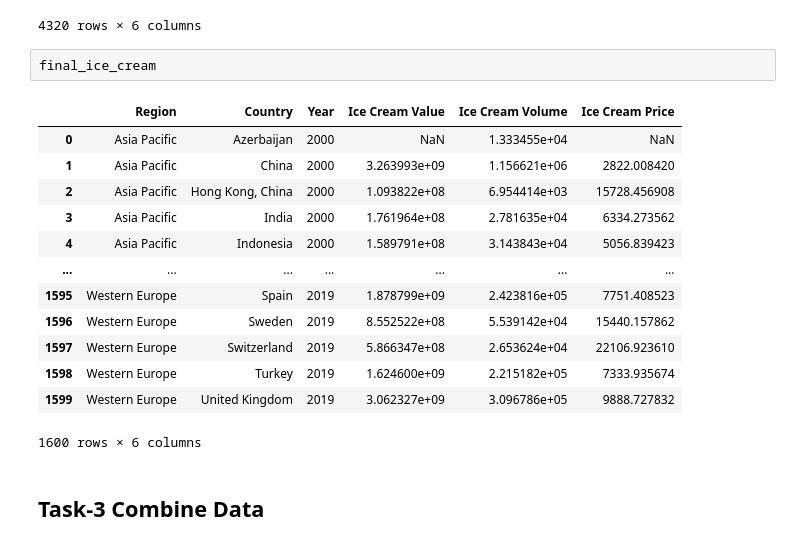
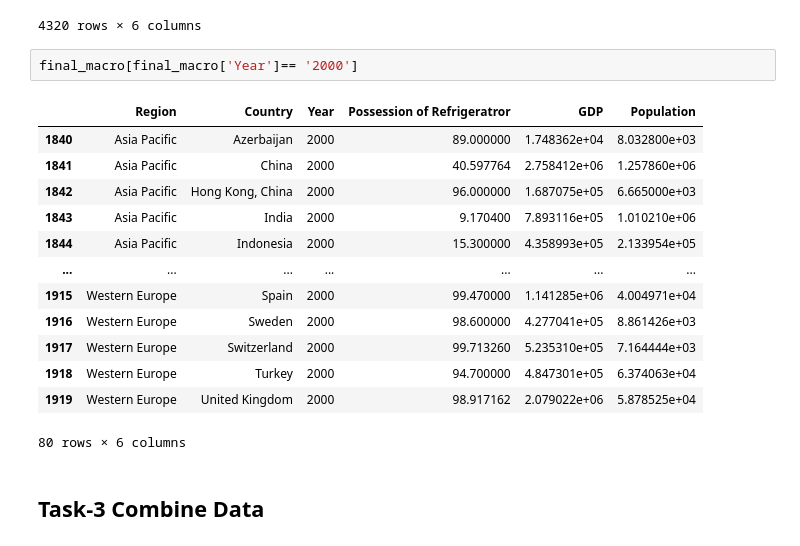
Before and after one commit to shubhamrai1318/TakeHomeTask, a Jupyter notebook: TakeHomeTask.ipynb, the cells around one changed output. Saved outputs shown, nothing was run; the diff lists cells and outputs as text.

```diff
--- a/TakeHomeTask.ipynb
+++ b/TakeHomeTask.ipynb
@@ -350,22 +355,22 @@ final_macro
 | 4318 | Western Europe | Turkey | 2030 | 99.621497 | 1.658109e+06 | 86812.132600 |
 | 4319 | Western Europe | United Kingdom | 2030 | 99.816113 | 3.642915e+06 | 70748.298640 |
 4320 rows × 6 columns
-# %%
-final_ice_cream
-# %% [output]
-|  | Region | Country | Year | Ice Cream Value | Ice Cream Volume | Ice Cream Price |
-| 0 | Asia Pacific | Azerbaijan | 2000 | NaN | 1.333455e+04 | NaN |
-| 1 | Asia Pacific | China | 2000 | 3.263993e+09 | 1.156621e+06 | 2822.008420 |
-| 2 | Asia Pacific | Hong Kong, China | 2000 | 1.093822e+08 | 6.954414e+03 | 15728.456908 |
-| 3 | Asia Pacific | India | 2000 | 1.761964e+08 | 2.781635e+04 | 6334.273562 |
-| 4 | Asia Pacific | Indonesia | 2000 | 1.589791e+08 | 3.143843e+04 | 5056.839423 |
-| ... | ... | ... | ... | ... | ... | ... |
-| 1595 | Western Europe | Spain | 2019 | 1.878799e+09 | 2.423816e+05 | 7751.408523 |
-| 1596 | Western Europe | Sweden | 2019 | 8.552522e+08 | 5.539142e+04 | 15440.157862 |
-| 1597 | Western Europe | Switzerland | 2019 | 5.866347e+08 | 2.653624e+04 | 22106.923610 |
-| 1598 | Western Europe | Turkey | 2019 | 1.624600e+09 | 2.215182e+05 | 7333.935674 |
-| 1599 | Western Europe | United Kingdom | 2019 | 3.062327e+09 | 3.096786e+05 | 9888.727832 |
-1600 rows × 6 columns
+# %%
+final_macro[final_macro['Year']== '2000']
+# %% [output]
+|  | Region | Country | Year | Possession of Refrigeratror | GDP | Population |
+| 1840 | Asia Pacific | Azerbaijan | 2000 | 89.000000 | 1.748362e+04 | 8.032800e+03 |
+| 1841 | Asia Pacific | China | 2000 | 40.597764 | 2.758412e+06 | 1.257860e+06 |
+| 1842 | Asia Pacific | Hong Kong, China | 2000 | 96.000000 | 1.687075e+05 | 6.665000e+03 |
+| 1843 | Asia Pacific | India | 2000 | 9.170400 | 7.893116e+05 | 1.010210e+06 |
+| 1844 | Asia Pacific | Indonesia | 2000 | 15.300000 | 4.358993e+05 | 2.133954e+05 |
+| ... | ... | ... | ... | ... | ... | ... |
+| 1915 | Western Europe | Spain | 2000 | 99.470000 | 1.141285e+06 | 4.004971e+04 |
+| 1916 | Western Europe | Sweden | 2000 | 98.600000 | 4.277041e+05 | 8.861426e+03 |
+| 1917 | Western Europe | Switzerland | 2000 | 99.713260 | 5.235310e+05 | 7.164444e+03 |
+| 1918 | Western Europe | Turkey | 2000 | 94.700000 | 4.847301e+05 | 6.374063e+04 |
+| 1919 | Western Europe | United Kingdom | 2000 | 98.917162 | 2.079022e+06 | 5.878525e+04 |
+80 rows × 6 columns
 # %% [markdown]
 ## **Task-3** Combine Data
 # %% [markdown]
```
Also changed, not shown: parts of 6 cells of this notebook.
